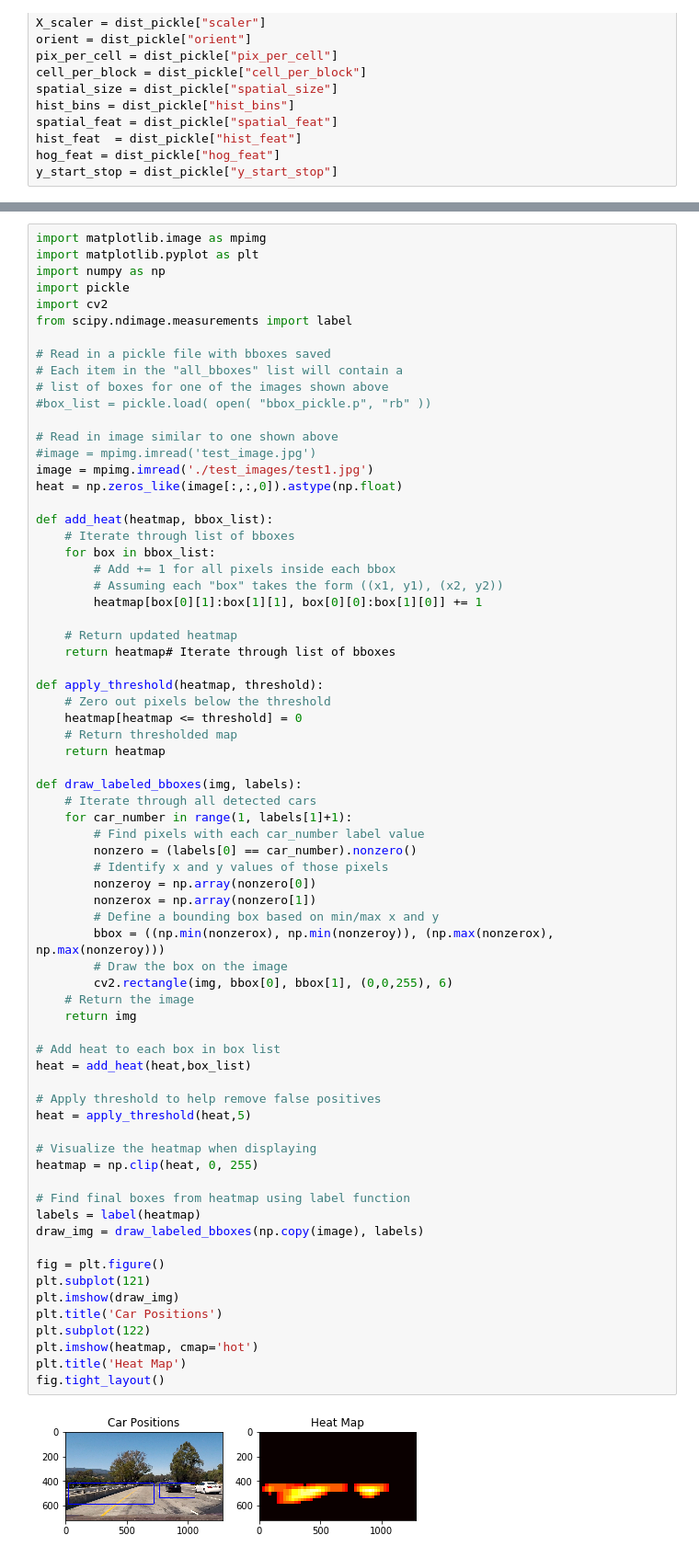
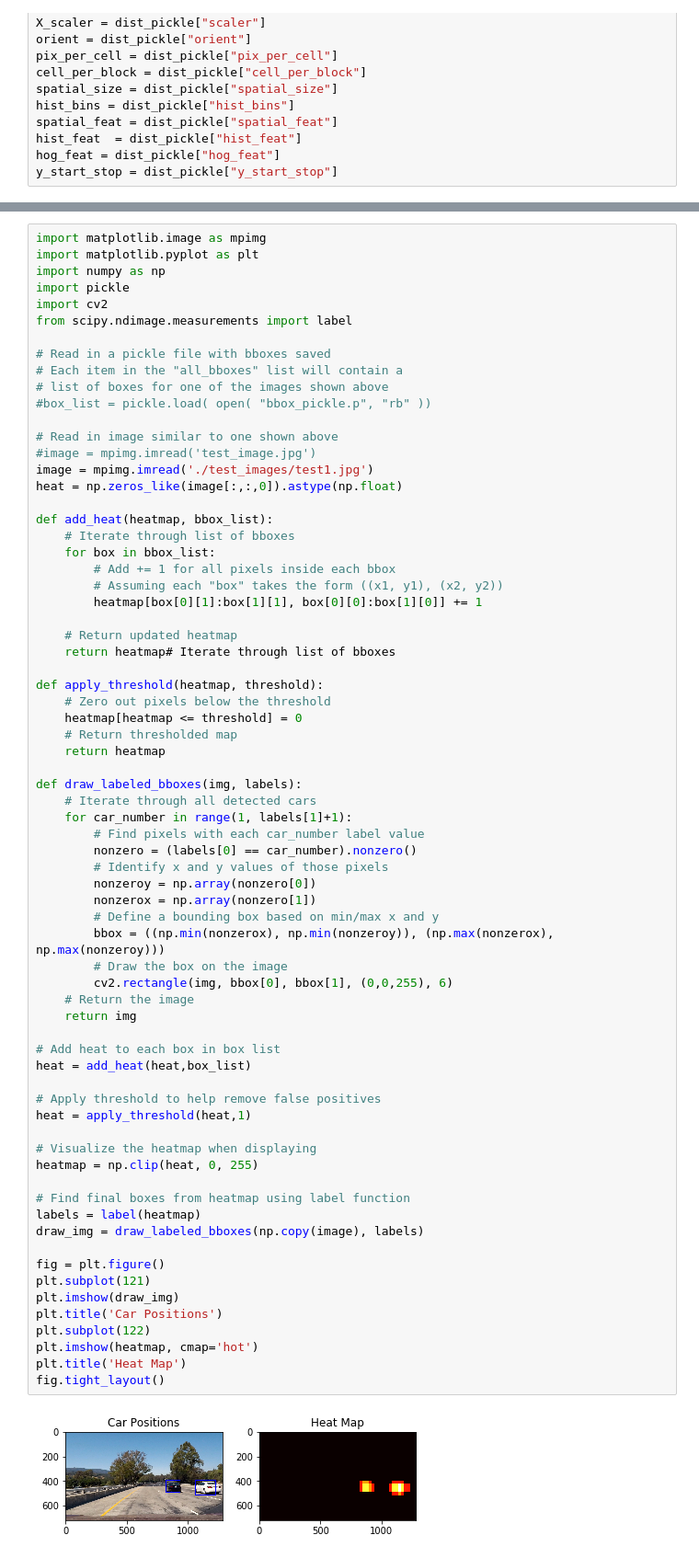
Before and after one commit to aimllifetime/vehicle_detection, a Jupyter notebook: vehicle_detection.ipynb, the cells around one changed output, grey strips where cells are left out. Shown at 92% size. Cells and saved outputs as stored; diff of their text form.

```diff
--- a/vehicle_detection.ipynb
+++ b/vehicle_detection.ipynb
@@ -602,35 +598,35 @@ def draw_labeled_bboxes(img, labels):
         nonzeroy = np.array(nonzero[0])
         nonzerox = np.array(nonzero[1])
         # Define a bounding box based on min/max x and y
         bbox = ((np.min(nonzerox), np.min(nonzeroy)), (np.max(nonzerox), np.max(nonzeroy)))
         # Draw the box on the image
         cv2.rectangle(img, bbox[0], bbox[1], (0,0,255), 6)
     # Return the image
     return img
 
 # Add heat to each box in box list
 heat = add_heat(heat,box_list)
 
 # Apply threshold to help remove false positives
-heat = apply_threshold(heat,5)
+heat = apply_threshold(heat,1)
 
 # Visualize the heatmap when displaying
 heatmap = np.clip(heat, 0, 255)
 
 # Find final boxes from heatmap using label function
 labels = label(heatmap)
 draw_img = draw_labeled_bboxes(np.copy(image), labels)
 
 fig = plt.figure()
 plt.subplot(121)
 plt.imshow(draw_img)
 plt.title('Car Positions')
 plt.subplot(122)
 plt.imshow(heatmap, cmap='hot')
 plt.title('Heat Map')
 fig.tight_layout()
 # %% [output]
-[figure, old version]
+[figure, new version]
 # %%
 def find_car_pipeline(frame, ystart, ystop, scale, svc, X_scaler, orient, pix_per_cell, cell_per_block, spatial_size, hist_bins):
 
```
Also changed, not shown: parts of 13 cells of this notebook, 1 other file.
